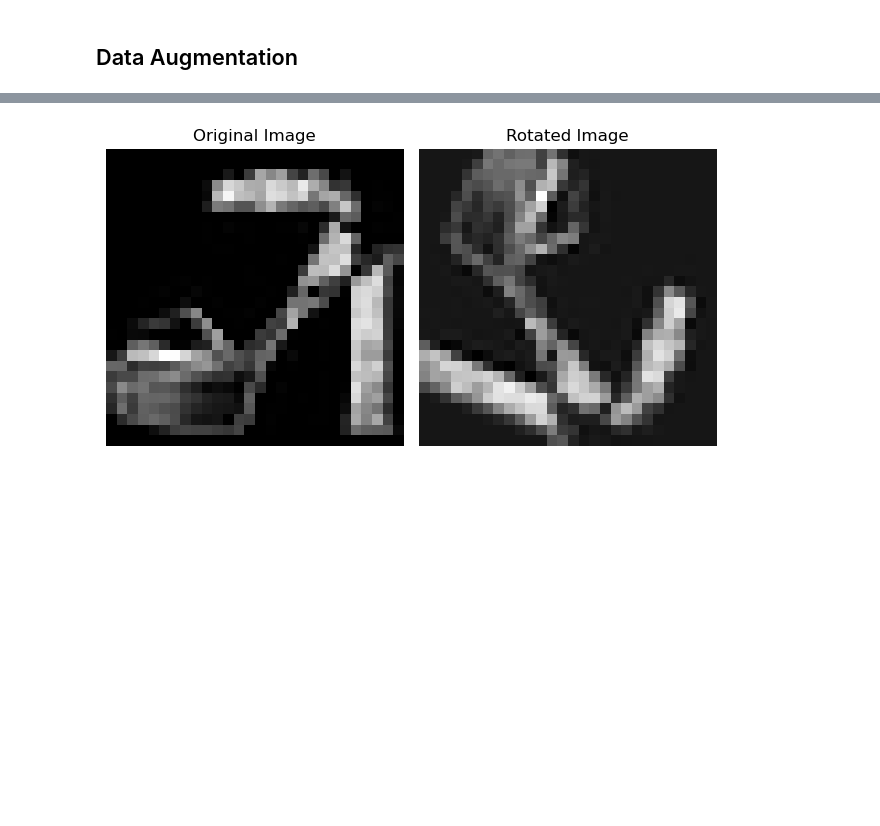
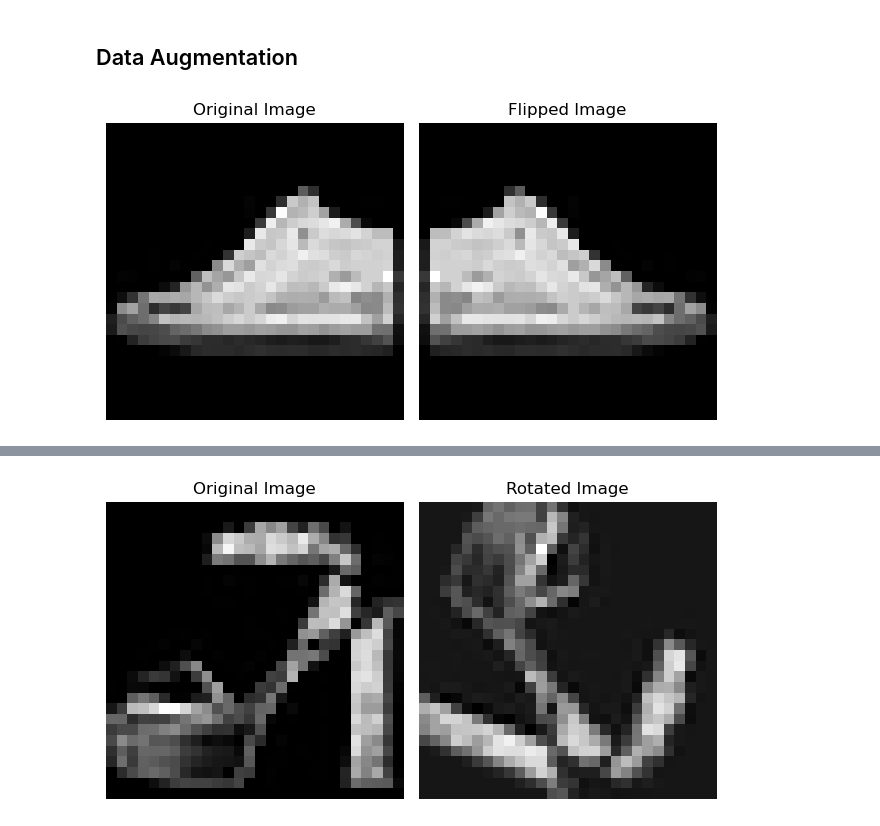
Before and after one commit to vmccab01/ProjectB_cs135, a Jupyter notebook: Part2.ipynb, the cells around one changed output, grey strips where cells are left out. Saved outputs shown, nothing was run; the diff lists cells and outputs as text; code cells hidden in the pictures; blank space fills up the shorter version.

Commit message:
fixed translation and added visual

```diff
--- a/Part2.ipynb
+++ b/Part2.ipynb
@@ -62,11 +62,29 @@ plt.show();
 # %%
 ## Horizontal Flip
 num_rows_to_flip = 400
 
 # Generate random indices to select rows for flipping
 selected_indices_tr = np.random.choice(normed_train_x.shape[0], num_rows_to_flip, replace=False)
 aug_tr = np.copy(normed_train_x)
-aug_tr[selected_indices_tr] = np.flip(aug_tr[selected_indices_tr], axis=1)
+
+aug_tr_reshaped = aug_tr.reshape(-1, 28, 28)
+aug_tr_reshaped[selected_indices_tr] = np.flip(aug_tr_reshaped[selected_indices_tr], axis=2)
+aug_tr_flattened = aug_tr_reshaped.reshape(-1, 784)
 
 if not np.isclose(np.sum(aug_tr[selected_indices_tr[0]]), np.sum(normed_train_x[selected_indices_tr[0]]), atol = 1e-8):
     warnings.warn('Flip Failed!')
+
+plt.subplot(1, 2, 1)
+plt.imshow(normed_train_x[selected_indices_tr[0]].reshape(28,28), cmap='gray')
+plt.title('Original Image')
+plt.axis('off')
+
+plt.subplot(1, 2, 2)
+plt.imshow(aug_tr[selected_indices_tr[0]].reshape(28,28), cmap='gray')
+plt.title('Flipped Image')
+plt.axis('off')
+
+plt.tight_layout()
+plt.show()
+# %% [output]
+[figure, added]
```
Also changed, not shown: parts of 2 cells of this notebook.
